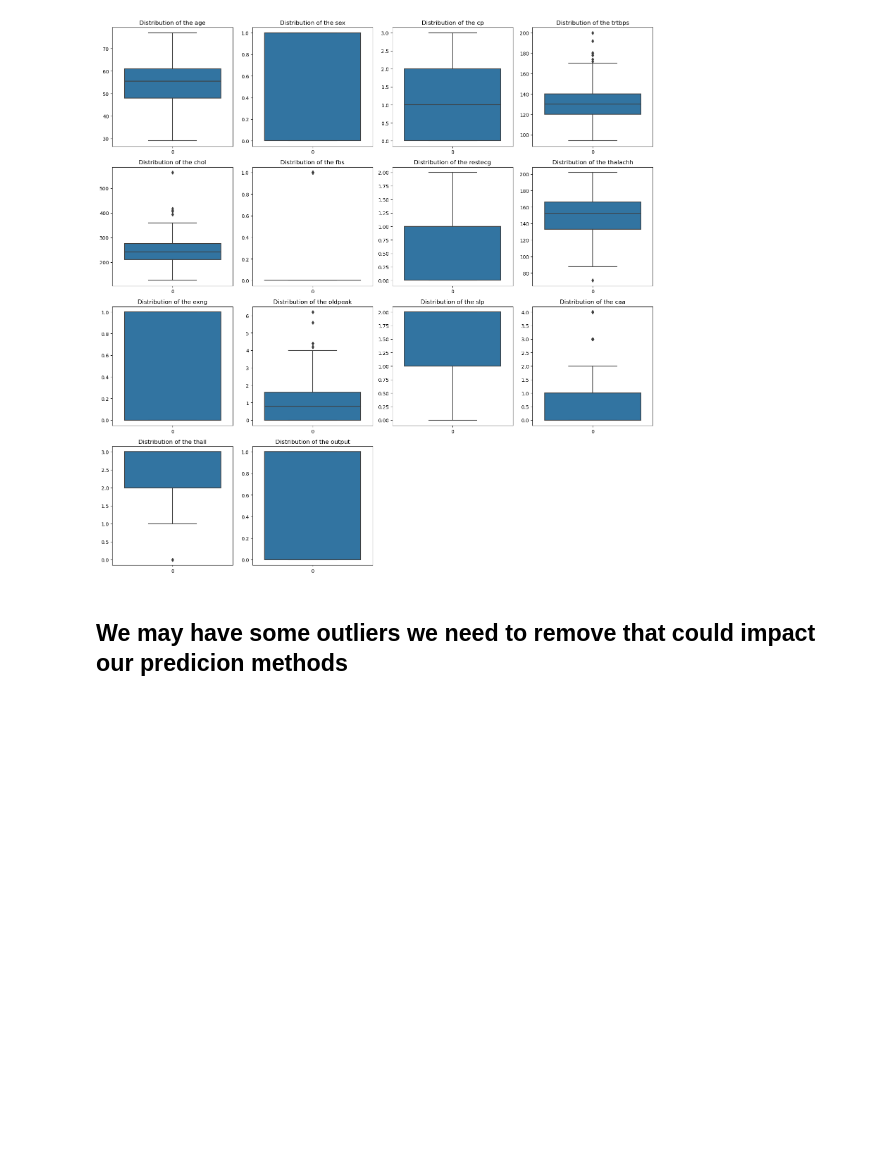
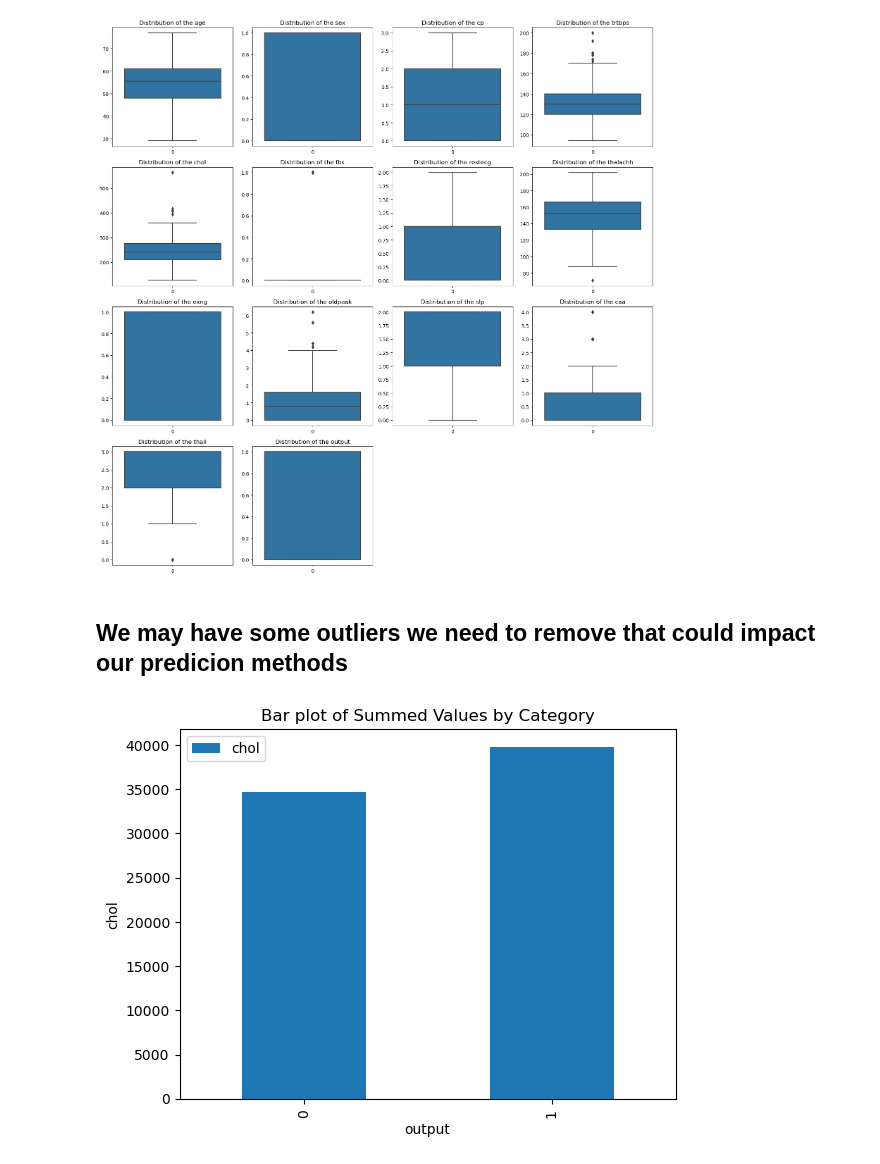
Before and after one commit to MaukanMir/Heart-Attack-Classification-Part-Two-, a Jupyter notebook: training.ipynb, the cells around one changed output. Cells and saved outputs as stored; diff of their text form; code cells hidden in the pictures; blank space fills up the shorter version.

Commit message:
Added more visuals

```diff
--- a/training.ipynb
+++ b/training.ipynb
@@ -234,3 +234,13 @@ for idx, col in enumerate(df.columns):
 [figure]
 # %% [markdown]
 ## We may have some outliers we need to remove that could impact our predicion methods
+# %%
+grouped_df = df.groupby("output")["chol"].sum().reset_index()
+
+grouped_df.plot(kind="bar", x="output", y="chol", legend =True)
+plt.xlabel("output")
+plt.ylabel("chol")
+plt.title("Bar plot of Summed Values by Category")
+plt.show()
+# %% [output]
+[figure, added]
```
Also changed, not shown: parts of 2 cells of this notebook.
